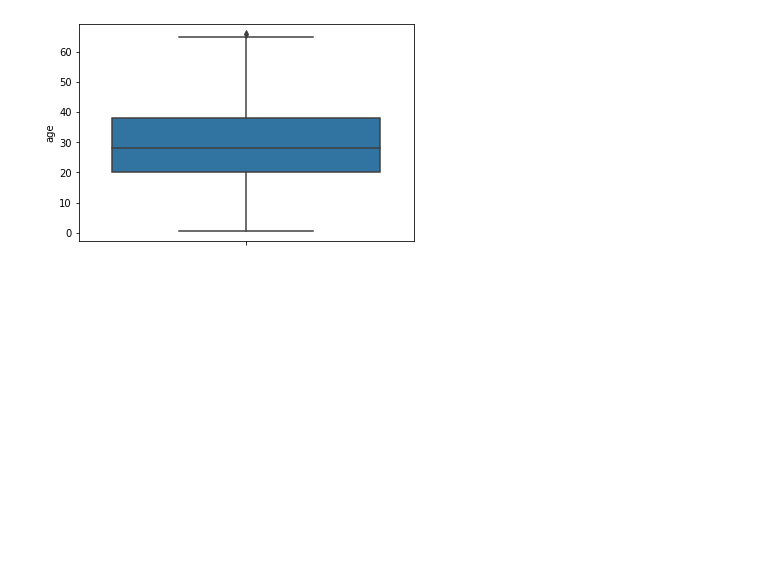
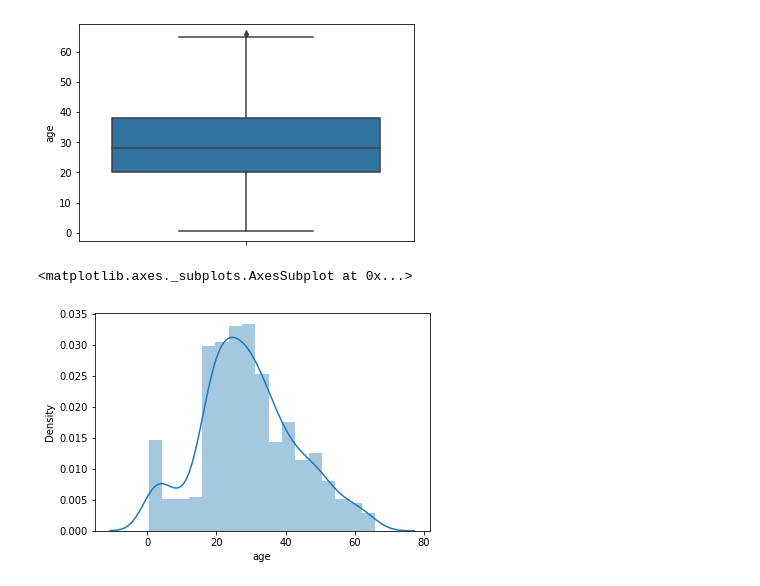
Before and after one commit to iqrarkhan123/datascience, a Jupyter notebook: EDA.ipynb, the cells around one changed output. Drawn from its saved outputs; the diff is of its cells as text; code cells hidden in the pictures; blank space fills up the shorter version.

```diff
--- a/EDA.ipynb
+++ b/EDA.ipynb
@@ -227,3 +227,8 @@ sns.boxplot(data=bs,y="age")
 # %% [output]
 <matplotlib.axes._subplots.AxesSubplot at 0x...>
 [figure]
+# %%
+sns.distplot(bs["age"])
+# %% [output]
+<matplotlib.axes._subplots.AxesSubplot at 0x...>
+[figure, added]
```
Also changed, not shown: parts of 9 cells of this notebook.
